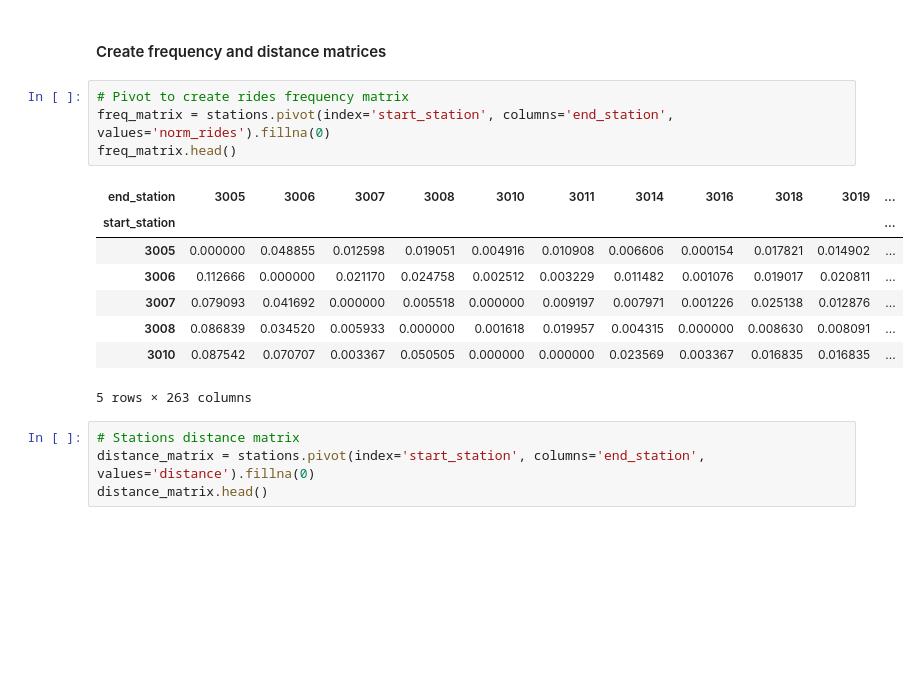
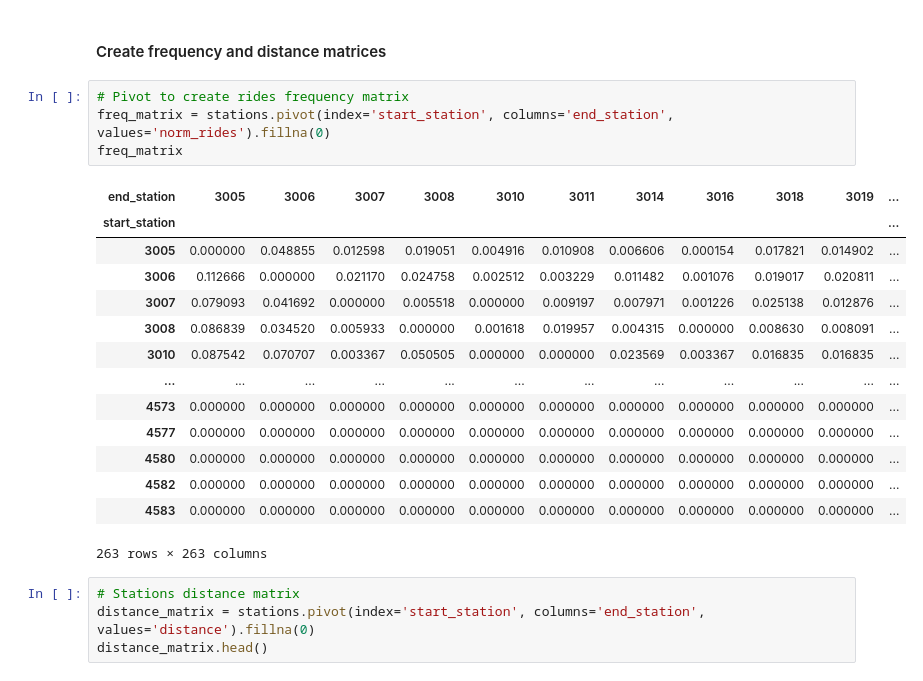
Before and after one commit to jvcanavarro/MetroBike, a Jupyter notebook: notebooks/main.ipynb, the cells around one changed output. Drawn from its saved outputs; the diff is of its cells as text; blank space fills up the shorter version.

```diff
--- a/notebooks/main.ipynb
+++ b/notebooks/main.ipynb
@@ -212,16 +247,22 @@ stations
 # %%
 # Pivot to create rides frequency matrix
 freq_matrix = stations.pivot(index='start_station', columns='end_station', values='norm_rides').fillna(0)
-freq_matrix.head()
+freq_matrix
 # %% [output]
 | end_station | 3005 | 3006 | 3007 | 3008 | 3010 | 3011 | 3014 | 3016 | 3018 | 3019 | ... |
 | start_station |  |  |  |  |  |  |  |  |  |  | ... |
 | 3005 | 0.000000 | 0.048855 | 0.012598 | 0.019051 | 0.004916 | 0.010908 | 0.006606 | 0.000154 | 0.017821 | 0.014902 | ... |
 | 3006 | 0.112666 | 0.000000 | 0.021170 | 0.024758 | 0.002512 | 0.003229 | 0.011482 | 0.001076 | 0.019017 | 0.020811 | ... |
 | 3007 | 0.079093 | 0.041692 | 0.000000 | 0.005518 | 0.000000 | 0.009197 | 0.007971 | 0.001226 | 0.025138 | 0.012876 | ... |
 | 3008 | 0.086839 | 0.034520 | 0.005933 | 0.000000 | 0.001618 | 0.019957 | 0.004315 | 0.000000 | 0.008630 | 0.008091 | ... |
 | 3010 | 0.087542 | 0.070707 | 0.003367 | 0.050505 | 0.000000 | 0.000000 | 0.023569 | 0.003367 | 0.016835 | 0.016835 | ... |
+| ... | ... | ... | ... | ... | ... | ... | ... | ... | ... | ... | ... |
+| 4573 | 0.000000 | 0.000000 | 0.000000 | 0.000000 | 0.000000 | 0.000000 | 0.000000 | 0.000000 | 0.000000 | 0.000000 | ... |
+| 4577 | 0.000000 | 0.000000 | 0.000000 | 0.000000 | 0.000000 | 0.000000 | 0.000000 | 0.000000 | 0.000000 | 0.000000 | ... |
+| 4580 | 0.000000 | 0.000000 | 0.000000 | 0.000000 | 0.000000 | 0.000000 | 0.000000 | 0.000000 | 0.000000 | 0.000000 | ... |
+| 4582 | 0.000000 | 0.000000 | 0.000000 | 0.000000 | 0.000000 | 0.000000 | 0.000000 | 0.000000 | 0.000000 | 0.000000 | ... |
+| 4583 | 0.000000 | 0.000000 | 0.000000 | 0.000000 | 0.000000 | 0.000000 | 0.000000 | 0.000000 | 0.000000 | 0.000000 | ... |
-5 rows × 263 columns
+263 rows × 263 columns
 # %%
 # Stations distance matrix
 distance_matrix = stations.pivot(index='start_station', columns='end_station', values='distance').fillna(0)
```
Also changed, not shown: parts of 10 cells of this notebook.
